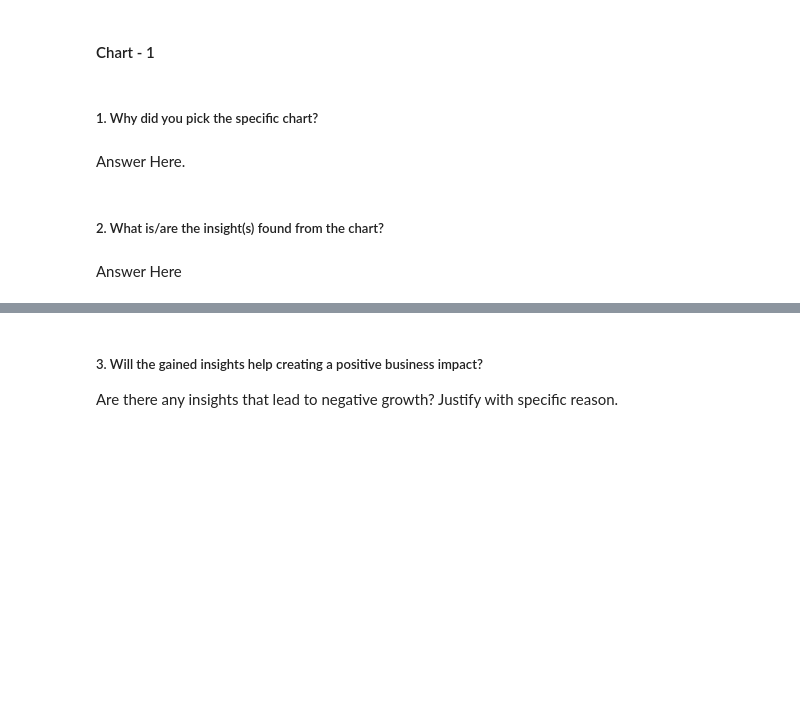
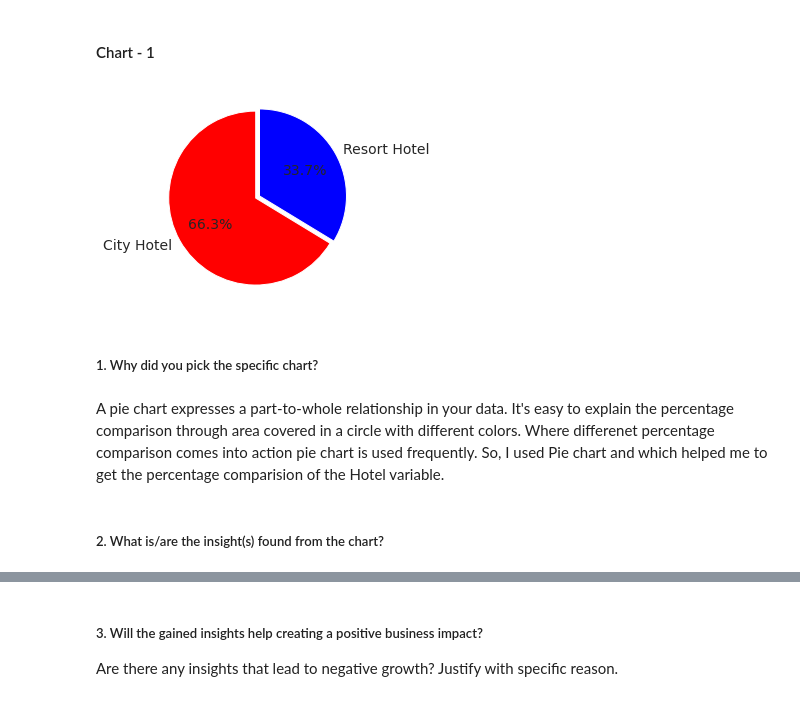
Before and after one commit to CoderSumanesh/Hotel-Booking-Analysis, a Jupyter notebook: hotel_booking_analysis.ipynb, the cells around one changed output, grey strips where cells are left out. Drawn from its saved outputs; the diff is of its cells as text; code cells hidden in the pictures; blank space fills up the shorter version.

```diff
--- a/hotel_booking_analysis.ipynb
+++ b/hotel_booking_analysis.ipynb
@@ -445,8 +540,18 @@ Answer Here.
+# %%
+# Chart - 1 visualization code
+#Hotel column value count visualization.
+labels = df1['hotel'].value_counts().index.tolist()
+sizes = df1['hotel'].value_counts().tolist()
+explode = (0, 0.05)
+colors = ['red', 'blue']
+
+plt.pie(sizes, explode=explode, labels=labels, colors=colors, autopct='%1.1f%%',startangle =90, textprops={'fontsize': 14})
+plt.show()
+# %% [output]
+[figure, added]
 # %% [markdown]
 ##### 1. Why did you pick the specific chart?
-# %% [markdown]
-Answer Here.
+# %% [markdown]
+A pie chart expresses a part-to-whole relationship in your data. It's easy to explain the percentage comparison through area covered in a circle with different colors. Where differenet percentage comparison comes into action pie chart is used frequently. So, I used Pie chart and which helped me to get the percentage comparision of the Hotel variable.
 # %% [markdown]
 ##### 2. What is/are the insight(s) found from the chart?
-# %% [markdown]
-Answer Here
```
Also changed, not shown: parts of 30 cells of this notebook.
